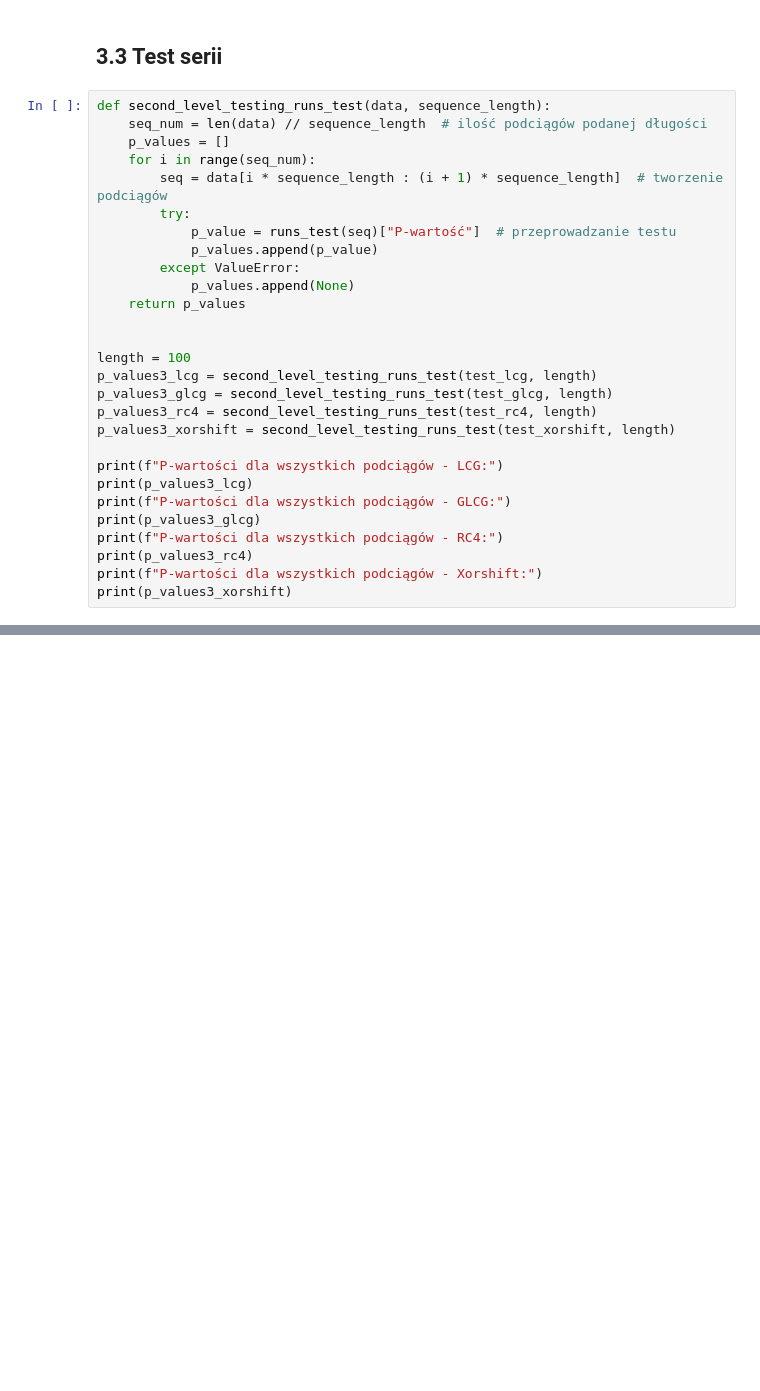
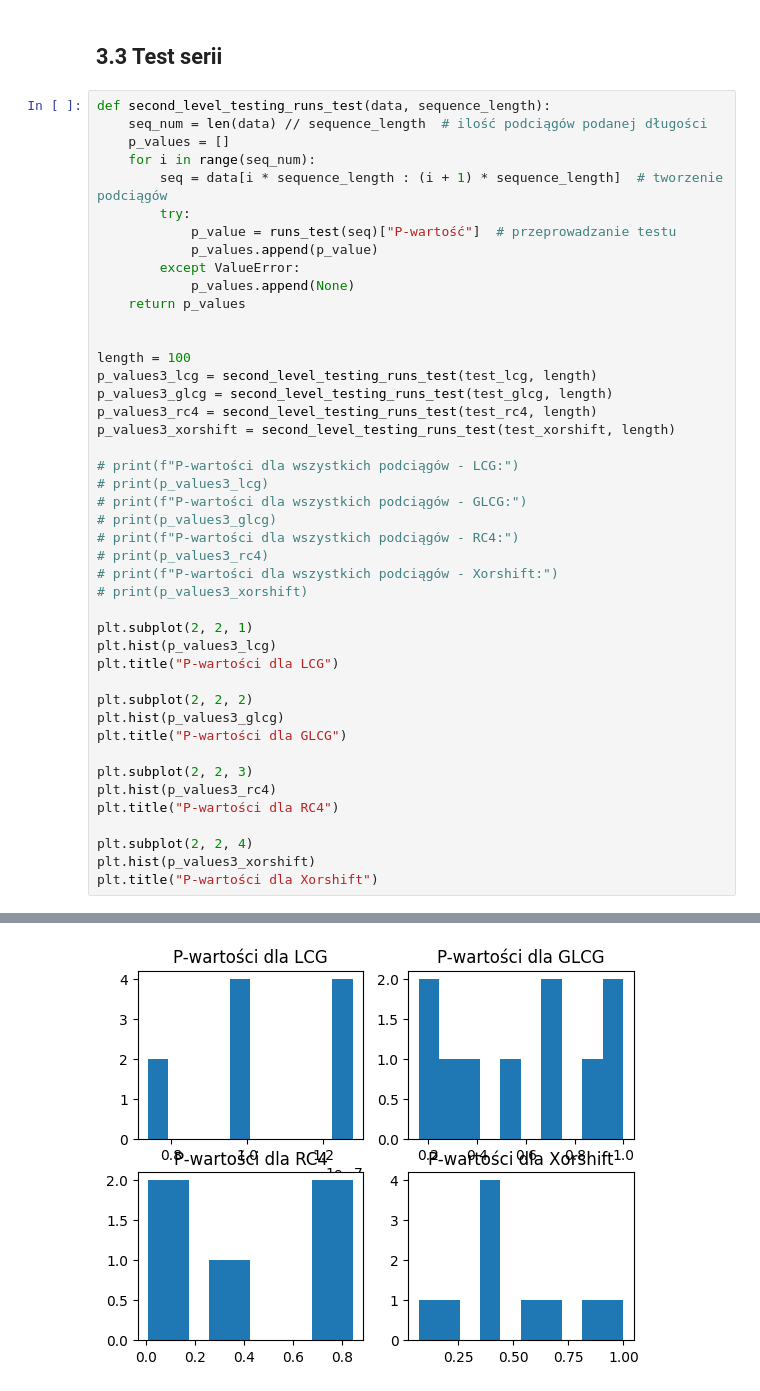
Before and after one commit to MartaGacek1/MonteCarloProject1, a Jupyter notebook: MonteCarloProjekt1.ipynb, the cells around one changed output, grey strips where cells are left out. Saved outputs shown, nothing was run; the diff lists cells and outputs as text; blank space fills up the shorter version.

```diff
--- a/MonteCarloProjekt1.ipynb
+++ b/MonteCarloProjekt1.ipynb
@@ -361,12 +373,28 @@ p_values3_glcg = second_level_testing_runs_test(test_glcg, length)
 p_values3_rc4 = second_level_testing_runs_test(test_rc4, length)
 p_values3_xorshift = second_level_testing_runs_test(test_xorshift, length)
 
-print(f"P-wartości dla wszystkich podciągów - LCG:")
-print(p_values3_lcg)
-print(f"P-wartości dla wszystkich podciągów - GLCG:")
-print(p_values3_glcg)
-print(f"P-wartości dla wszystkich podciągów - RC4:")
-print(p_values3_rc4)
-print(f"P-wartości dla wszystkich podciągów - Xorshift:")
-print(p_values3_xorshift)
+# print(f"P-wartości dla wszystkich podciągów - LCG:")
+# print(p_values3_lcg)
+# print(f"P-wartości dla wszystkich podciągów - GLCG:")
+# print(p_values3_glcg)
+# print(f"P-wartości dla wszystkich podciągów - RC4:")
+# print(p_values3_rc4)
+# print(f"P-wartości dla wszystkich podciągów - Xorshift:")
+# print(p_values3_xorshift)
+
+plt.subplot(2, 2, 1)
+plt.hist(p_values3_lcg)
+plt.title("P-wartości dla LCG")
+
+plt.subplot(2, 2, 2)
+plt.hist(p_values3_glcg)
+plt.title("P-wartości dla GLCG")
+
+plt.subplot(2, 2, 3)
+plt.hist(p_values3_rc4)
+plt.title("P-wartości dla RC4")
+
+plt.subplot(2, 2, 4)
+plt.hist(p_values3_xorshift)
+plt.title("P-wartości dla Xorshift")
 # %% [output]
@@ -380,0 +402 @@ P-wartości dla wszystkich podciągów - Xorshift:
+[figure, added]
```
Also changed, not shown: parts of 6 cells of this notebook.
